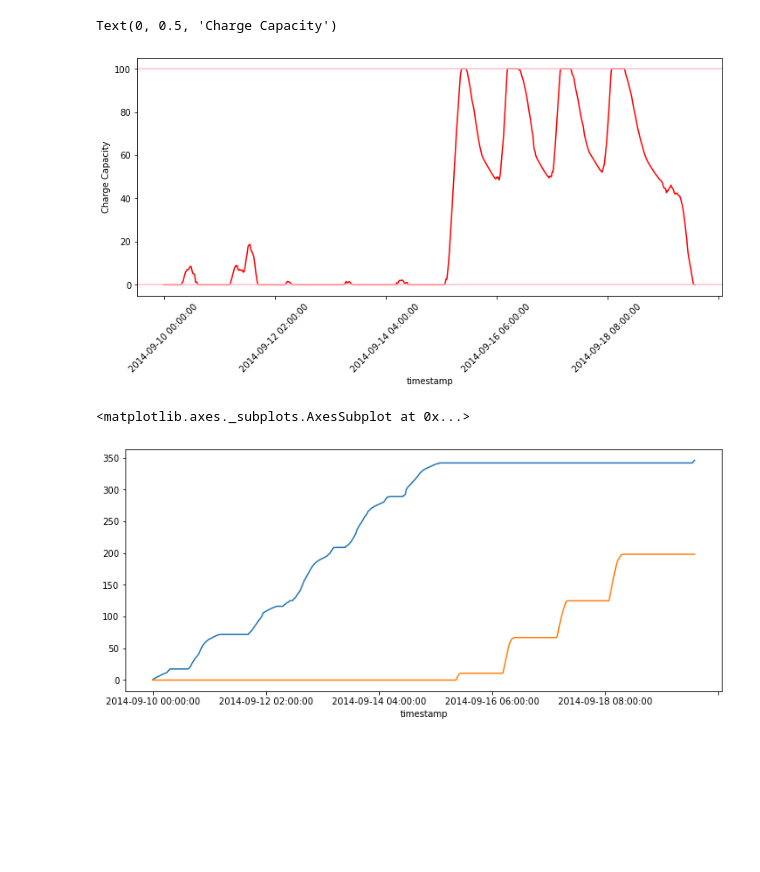
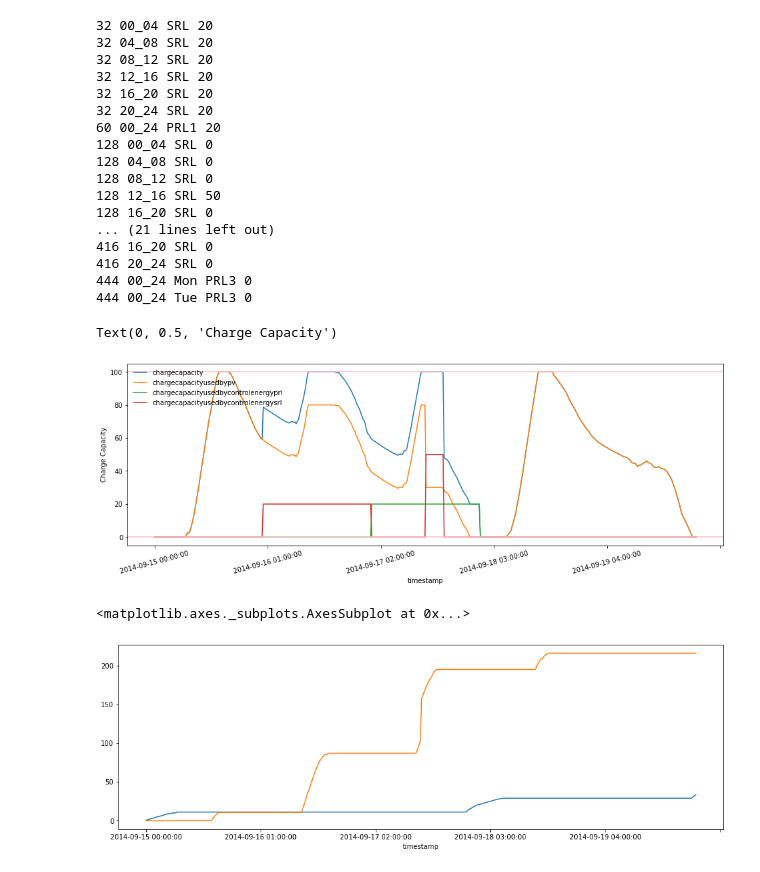
Before and after one commit to remedeiw/remedeiwmaster, a Jupyter notebook: example20200401.ipynb, the cells around one changed output. Cells and saved outputs as stored; diff of their text form; code cells hidden in the pictures; blank space fills up the shorter version.

```diff
--- a/example20200401.ipynb
+++ b/example20200401.ipynb
@@ -5,3 +6,7 @@ import matplotlib.pyplot as plt
 # %%
-datafcr, dataafrr, datamfrr, datalastprofile, pvdata, pricedata = func.getdata('09-10','09-20')
-model = SimModel.Model(datalastprofile, [1, 2, 3, 4, 5, 6, 7, 8, 9, 10], pvdata, 6, 5, 100)
+datafcr, dataafrr, datamfrr, datalastprofile, pvdata, pricedata = func.getdata('09-15','09-20')
+
+#agent = Agent.agentnopv()
+agent = Agent.agentmanualinput()
+
+model = SimModel.Model(datalastprofile, [1, 2, 3, 4, 5, 6, 7, 8, 9, 10], pvdata, 6, 5, 100, agent)
@@ -35,23 +23,45 @@ datalastprofile['Summe'].plot()
 # %%
 model.run()
+# %% [output]
+32 00_04 SRL 20
+32 04_08 SRL 20
+32 08_12 SRL 20
+32 12_16 SRL 20
+32 16_20 SRL 20
+32 20_24 SRL 20
+60 00_24 PRL1 20
+128 00_04 SRL 0
+128 04_08 SRL 0
+128 08_12 SRL 0
+128 12_16 SRL 50
+128 16_20 SRL 0
+... (21 lines left out)
+416 16_20 SRL 0
+416 20_24 SRL 0
+444 00_24 Mon PRL3 0
+444 00_24 Tue PRL3 0
 # %%
-plt.figure(figsize=(12, 5))
-model.logdata['chargecapacity'].plot(color="red")
+plt.figure(figsize=(16, 5))
+model.logdata['chargecapacity'].plot()
+model.logdata['chargecapacityusedbypv'].plot()
+model.logdata['chargecapacityusedbycontrolenergyprl'].plot()
+model.logdata['chargecapacityusedbycontrolenergysrl'].plot()
+legend = plt.legend(loc='upper left', frameon=False)
 plt.axhline(y=0, color='pink')
 plt.axhline(y=model.capacityofenergystorage, color='pink')
-plt.xticks(rotation=45)
+plt.xticks(rotation=15)
 plt.ylabel('Charge Capacity')
 # %% [output]
 Text(0, 0.5, 'Charge Capacity')
-[figure, old version]
+[figure, new version]
 # %%
-plt.figure(figsize=(12, 5))
+plt.figure(figsize=(16, 5))
 cumsumdatadraw = model.logdata['drawfromgrid'].cumsum()
 cumsumdatafeed = model.logdata['feedingrid'].cumsum()
 cumsumdatadraw.plot()
 cumsumdatafeed.plot()
 # %% [output]
 <matplotlib.axes._subplots.AxesSubplot at 0x...>
-[figure, old version]
+[figure, new version]
 # %%
 model.logdata.to_csv('test.csv')
```
Also changed, not shown: parts of 3 cells of this notebook, 3 other files.
